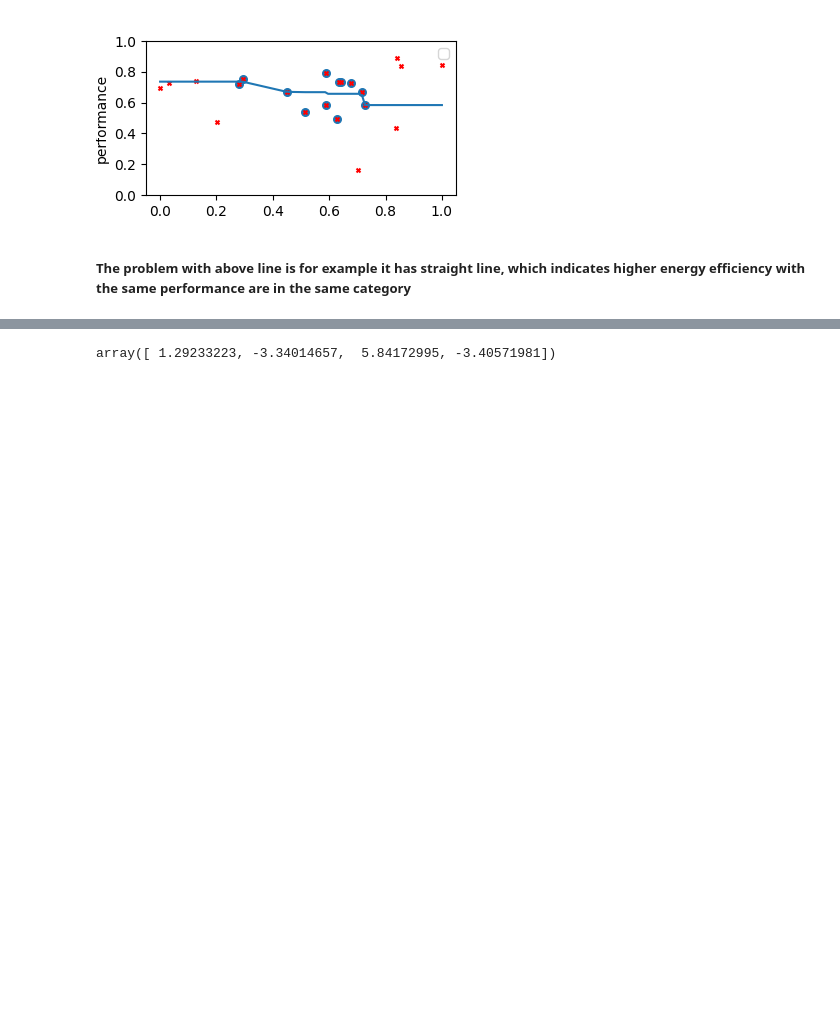
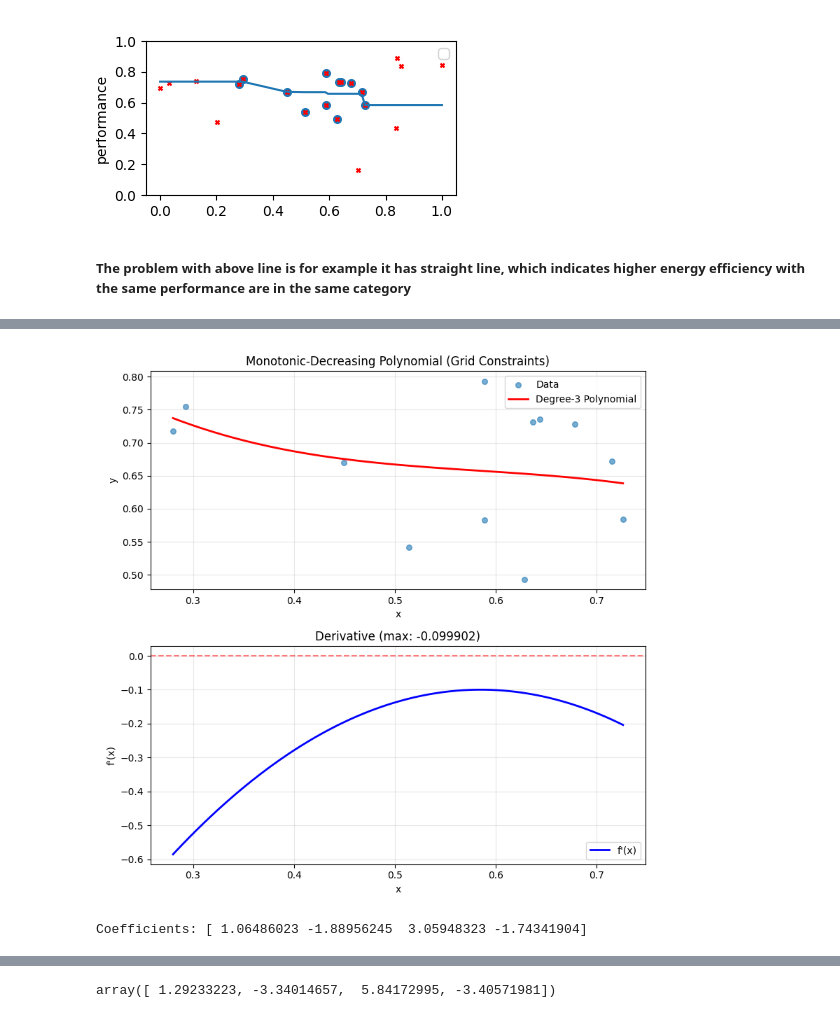
Before and after one commit to SMART-Dal/LLM-Sustainability-Rater, a Jupyter notebook: llm_labeling/new_notebook.ipynb, the cells around one changed output, grey strips where cells are left out. Cells and saved outputs as stored; diff of their text form; code cells hidden in the pictures; blank space fills up the shorter version.

```diff
--- a/llm_labeling/new_notebook.ipynb
+++ b/llm_labeling/new_notebook.ipynb
@@ -440,0 +457,78 @@ ValueError: setting an array element with a sequence.
+# %%
+import numpy as np
+import cvxpy as cp
+import matplotlib.pyplot as plt
+
+# Polynomial degree
+d = 3
+b = cp.Variable(d + 1)
+
+# Transform x data
+x_transformed = np.vander(x_raw, N=d + 1, increasing=True)
+
+# Objective
+objective = cp.Minimize(cp.sum_squares(x_transformed @ b - y))
+
+# Grid-based derivative constraints (more practical than global)
+# Create a dense grid of points
+z_grid = np.linspace(x_raw.min(), x_raw.max(), 50)
+
+# Build derivative matrix
+D = np.zeros((len(z_grid), d + 1))
+for i, zi in enumerate(z_grid):
+    for k in range(1, d + 1):
+        D[i, k] = k * zi ** (k - 1)
+
+# Constraints: f'(z) < 0 at all grid points
+constraints = [D @ b <= -1e-4]
+
+# Add boundary constraints for stronger monotonicity
+constraints.append(b[1] <= -1e-6)  # Ensure negative derivative at x=0
+
+prob = cp.Problem(objective, constraints)
+prob.solve()
+
+if prob.status == 'optimal':
+    # Get fitted values
+    y_fitted = (x_transformed @ b.value).flatten()
+
+    # For plotting
+    X_plot = np.linspace(x_raw.min(), x_raw.max(), 100)
+    X_grid = np.vander(X_plot, N=d + 1, increasing=True)
+    y_plot = X_grid @ b.value
+
+    # Calculate derivative for verification
+    D_plot = np.zeros((len(X_plot), d + 1))
+    for i, xi in enumerate(X_plot):
+        for k in range(1, d + 1):
+            D_plot[i, k] = k * xi ** (k - 1)
+    y_deriv = D_plot @ b.value
+
+    # Plot
+    fig, (ax1, ax2) = plt.subplots(2, 1, figsize=(8, 8))
+
+    ax1.scatter(x_raw, y, s=30, alpha=0.6, label='Data')
+    ax1.plot(X_plot, y_plot, 'r-', label=f"Degree-{d} Polynomial", linewidth=2)
+    ax1.set_xlabel("x")
+    ax1.set_ylabel("y")
+    ax1.set_title("Monotonic-Decreasing Polynomial (Grid Constraints)")
+    ax1.legend()
+    ax1.grid(True, alpha=0.3)
+
+    ax2.plot(X_plot, y_deriv, 'b-', label="f'(x)", linewidth=2)
+    ax2.axhline(y=0, color='red', linestyle='--', alpha=0.5)
+    ax2.set_xlabel("x")
+    ax2.set_ylabel("f'(x)")
+    ax2.set_title(f"Derivative (max: {np.max(y_deriv):.6f})")
+    ax2.legend()
+    ax2.grid(True, alpha=0.3)
+
+    plt.tight_layout()
+    plt.show()
+
+    print(f"Coefficients: {b.value}")
+else:
+    print(f"Optimization failed: {prob.status}")
+# %% [output]
+[figure, added]
+Coefficients: [ 1.06486023 -1.88956245  3.05948323 -1.74341904]
```
Also changed, not shown: parts of 4 cells of this notebook, 6 other files.
